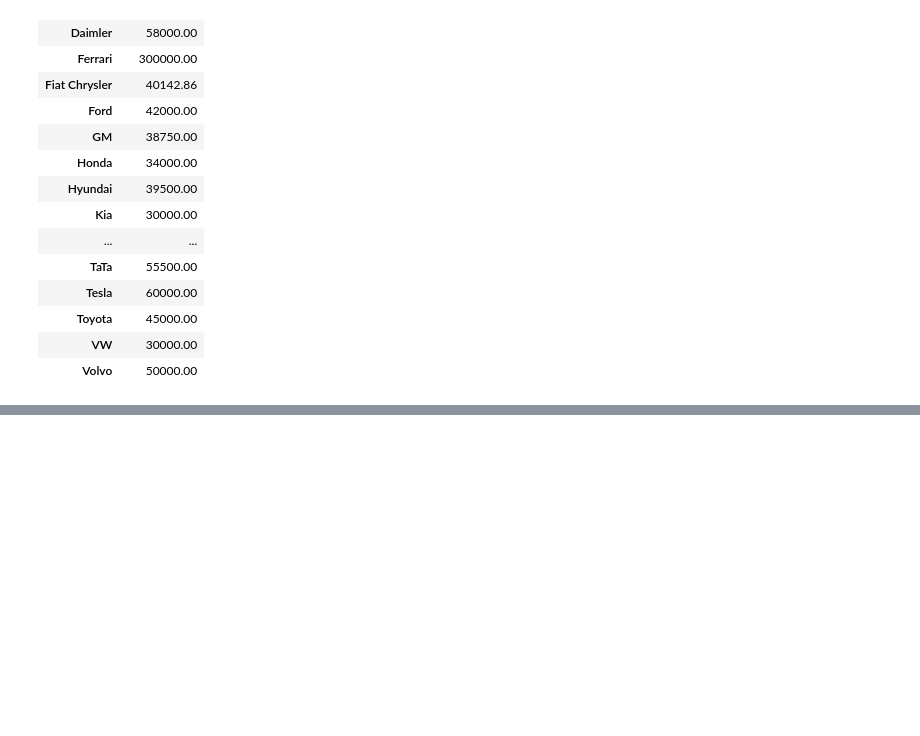
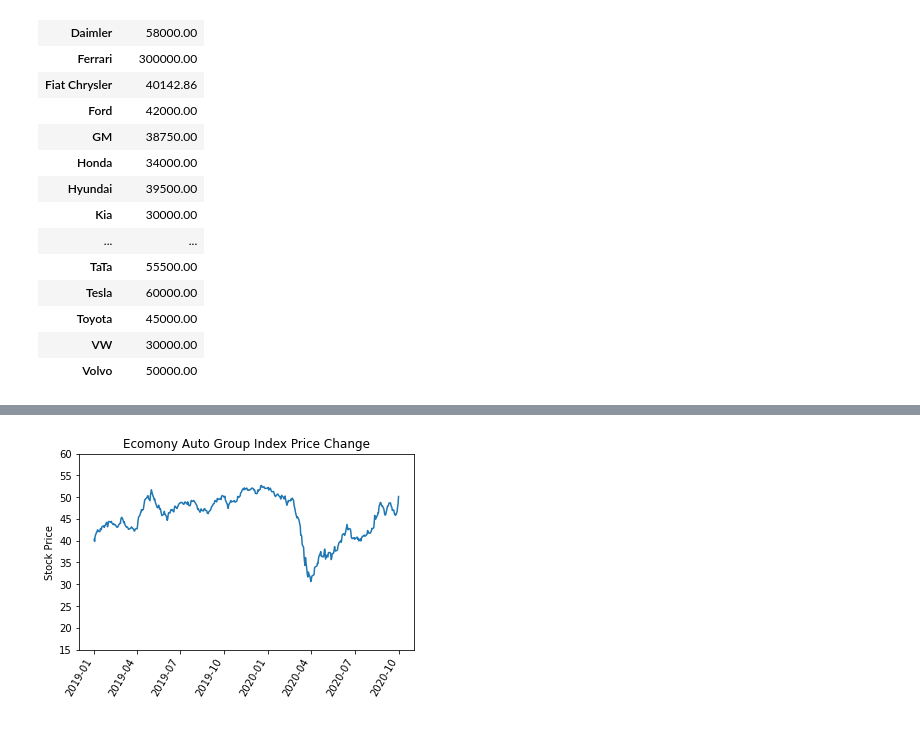
Before and after one commit to danawoodruff/Car-Sales-Analysis, a Jupyter notebook: Car_stocks_data.ipynb, the cells around one changed output, grey strips where cells are left out. Drawn from its saved outputs; the diff is of its cells as text; code cells hidden in the pictures; blank space fills up the shorter version.

Commit message:
Added auto group plots

```diff
--- a/Car_stocks_data.ipynb
+++ b/Car_stocks_data.ipynb
@@ -303,20 +299,36 @@ ax.get_xaxis().tick_bottom()
+# %%
+# Group by Date to create index by segment stock price
+EconIndex = Economy.groupby(['Date']).sum()
+EconIndex = EconIndex.reset_index()
+
+MidRngIndex = MidRange.groupby(['Date']).sum()
+MidRngIndex = MidRngIndex.reset_index()
+
+LuxIndex = Luxury.groupby(['Date']).sum()
+LuxIndex = LuxIndex.reset_index()
+
+UltraLuxIndex = UltraLuxury.groupby(['Date']).sum()
+UltraLuxIndex = UltraLuxIndex.reset_index()
 # %%
-#minvalue = clean_autostocks_data.loc[clean_autostocks_data['Avg Price'].idxmin()]  # Min price for Y-axis
+#Economy Auto Group Index Stock Price Change
+minvalue = EconIndex.loc[EconIndex['Stock WtAvg'].idxmin()]  # Min price for Y-axis
 #print(minvalue)
-#maxvalue = clean_autostocks_data.loc[clean_autostocks_data['Avg Price'].idxmax()]  # Max price for Y-axis
+maxvalue = EconIndex.loc[EconIndex['Stock WtAvg'].idxmax()]  # Max price for Y-axis
 #print(maxvalue)
 
 # Line chart selection
-#clean_autostocks_data.plot.line(x='Date', y='Avg Price', legend = False, rot=60, title="S&P Price Change from 2019 to 2020");
+EconIndex.plot.line(x='Date', y='Stock WtAvg', legend = False, rot=60, title="Ecomony Auto Group Index Price Change");
 
 # Sets the y limits
-#plt.ylim(2000, 3800)
+plt.ylim(15, 60)
 
 # Provides labels
-#plt.xlabel(" ")
-#plt.ylabel("Stock Price")
+plt.xlabel(" ")
+plt.ylabel("Stock Price")
 
 # Save the figure as .png
-#plt.savefig('Images/stock Price Change.png')
+plt.savefig('Images/Economy AG Index Stock Price Change.png')
 
-#plt.show(block=True)
+plt.show(block=True)
+# %% [output]
+[figure, added]
```
Also changed, not shown: parts of 15 cells of this notebook, 5 other files.
